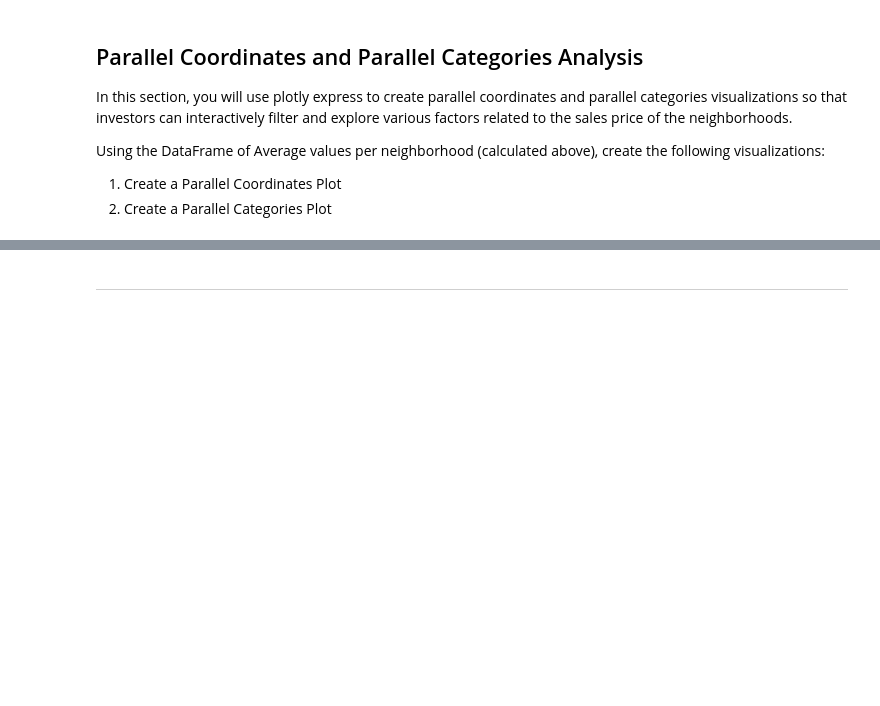
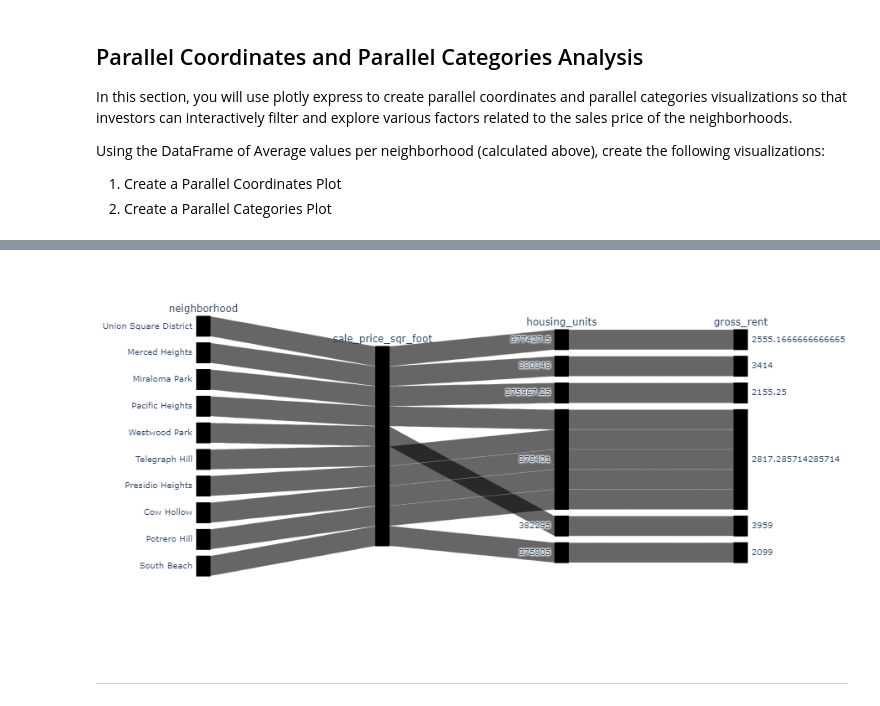
Before and after one commit to tfry-coder/Unit-6-PyViz-homework, a Jupyter notebook: Pyviz.ipynb, the cells around one changed output, grey strips where cells are left out. Saved outputs shown, nothing was run; the diff lists cells and outputs as text; code cells hidden in the pictures; blank space fills up the shorter version.

```diff
--- a/Pyviz.ipynb
+++ b/Pyviz.ipynb
@@ -177,2 +178,5 @@ NotImplementedError: Iteration on Elements is not supported.
 # %%
-# Parallel Coordinates Plot
+# Parallel categories Plot
+px.parallel_categories(sfo4_mean,color = 'sale_price_sqr_foot',)
+# %% [output]
+[figure, added]
```
Also changed, not shown: parts of 12 cells of this notebook.
